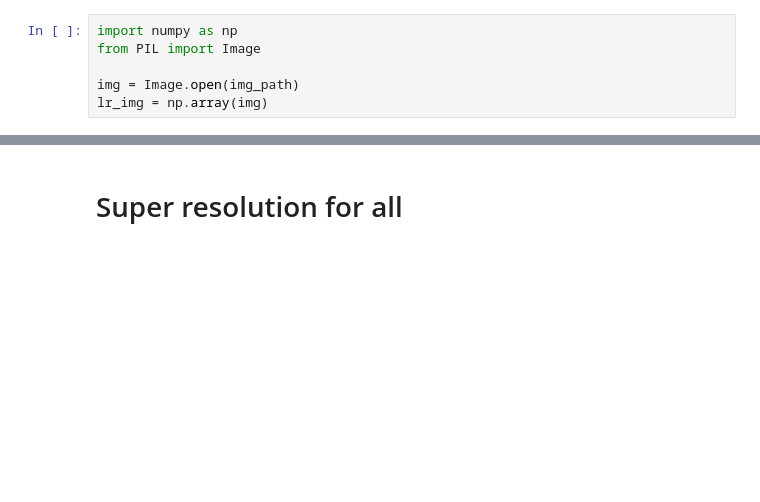
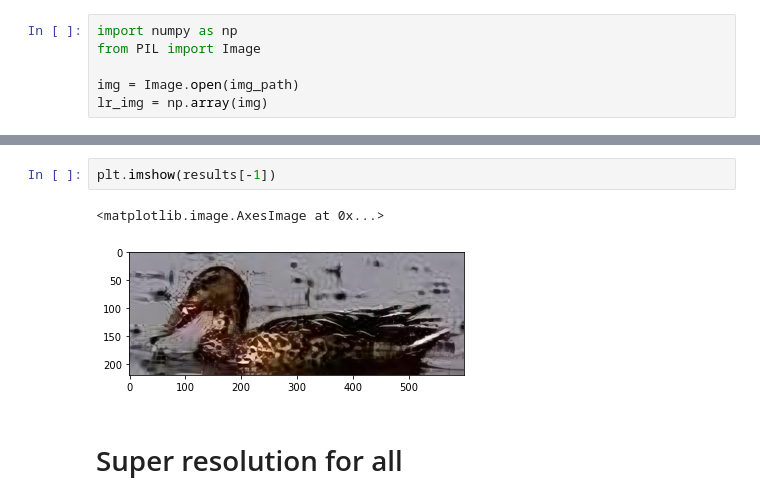
Before and after one commit to XINZHANG-ops/image-super-resolution, a Jupyter notebook: SuperResolution.ipynb, the cells around one changed output, grey strips where cells are left out. Saved outputs shown, nothing was run; the diff lists cells and outputs as text; blank space fills up the shorter version.

```diff
--- a/SuperResolution.ipynb
+++ b/SuperResolution.ipynb
@@ -62,3 +89,8 @@ plt.show()
+# %%
+plt.imshow(results[-1])
+# %% [output]
+<matplotlib.image.AxesImage at 0x...>
+[figure, added]
 # %% [markdown]
 # Super resolution for all
 # %%
```
Also changed, not shown: parts of 8 cells of this notebook.
